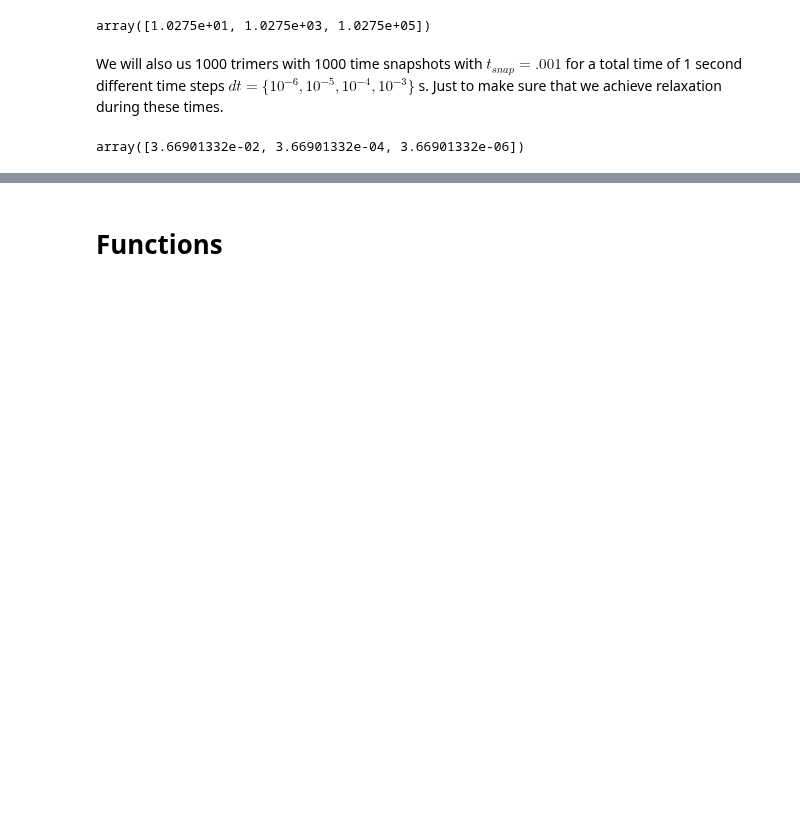
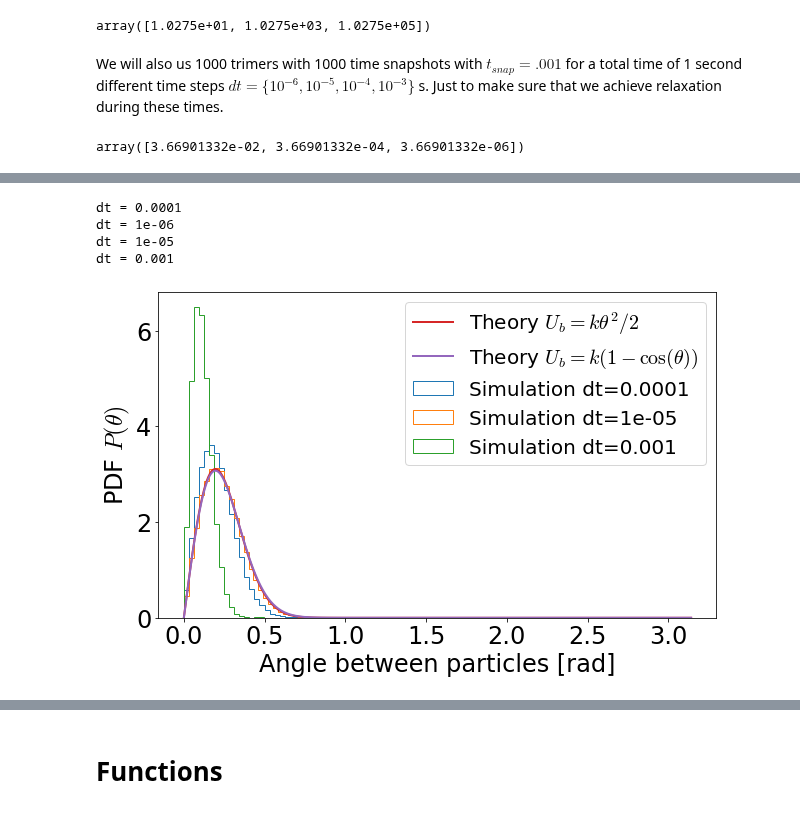
Before and after one commit to palladio11/aLENS_analysis, a Jupyter notebook: notebooks/semiflex_testing/bilateral_testing_analysis.ipynb, the cells around one changed output, grey strips where cells are left out. Saved outputs shown, nothing was run; the diff lists cells and outputs as text; code cells hidden in the pictures; blank space fills up the shorter version.

Commit message:
Added scan of trimer analysis

```diff
--- a/notebooks/semiflex_testing/bilateral_testing_analysis.ipynb
+++ b/notebooks/semiflex_testing/bilateral_testing_analysis.ipynb
@@ -356,3 +354,7 @@ tau = gamma/kappa_ext
 tau
 # %% [output]
 array([3.66901332e-02, 3.66901332e-04, 3.66901332e-06])
+# %%
+test_dir = Path.home() / "projects/DATA/Testing/SemiFlexTrimer"
+h5_list = list(test_dir.glob('simulations/*/analysis/raw*.h5'))
+print(h5_list)
@@ -358,0 +412,46 @@ array([3.66901332e-02, 3.66901332e-04, 3.66901332e-06])
+# %%
+h5_file_dt_arr= data_dict[1027.5][0.106606097]
+_ = plt.figure(figsize=(10,6))
+for k, v in h5_file_dt_arr.items():
+    with h5py.File(v, 'r') as h5_data:
+        run_params = yaml.safe_load(h5_data.attrs['RunConfig'])
+        kappa_bend = run_params['tribendLinkKappa']
+        kappa_extend = run_params['extendLinkKappa']
+        dt = run_params['dt']
+        print(f'dt = {dt}')
+        time_arr = h5_data['time'][:]
+        # Load in sylinder data
+        try:
+            sy_dat = h5_data['raw_data/sylinders'][...]
+        except:
+            continue
+        com_arr = .5 * (sy_dat[:, 2:5, :] + sy_dat[:, 5:8, :])
+        angle_arr = []
+        for i in range(0, com_arr.shape[0], 3):
+            distij_arr = np.linalg.norm(com_arr[i+1,:,:] - com_arr[i, :, :], axis=0)
+            distjk_arr = np.linalg.norm(com_arr[i+2,:,:] - com_arr[i+1, :, :], axis=0)
+            dirij_arr = (com_arr[i+1,:,:] - com_arr[i, :, :]) / distij_arr
+            dirjk_arr = (com_arr[i+2,:,:] - com_arr[i+1, :, :]) / distjk_arr
+            dot_arr = np.einsum('ij,ij->j', dirij_arr, dirjk_arr)
+            angle_arr += (np.arccos(dot_arr).tolist())
+        # distij_arr = np.linalg.norm(com_arr[1,:,:] - com_arr[0, :, :], axis=0)
+        # distjk_arr = np.linalg.norm(com_arr[2,:,:] - com_arr[1, :, :], axis=0)
+        # dirij_arr = (com_arr[1,:,:] - com_arr[0, :, :]) / distij_arr
+        # dirjk_arr = (com_arr[2,:,:] - com_arr[1, :, :]) / distjk_arr
+        # dot_arr += np.einsum('ij,ij->j', dirij_arr, dirjk_arr)
+        # angle_arr = np.arccos(dot_arr).tolist()
+        _ = plt.hist(angle_arr, bins=100, density=True, label=f'Simulation dt={dt}', histtype='step')
+
+_ = plt.plot(theta_arr, get_theta_potential_theory(theta_arr, kappa_bend), label='Theory $U_b = k\\theta^2/2$')
+_ = plt.plot(theta_arr, get_cosine_potential_theory(theta_arr, kappa_bend), label='Theory $U_b = k(1-\cos(\\theta))$')
+# _ = plt.xlim(0, 1)
+_ = plt.legend()
+_ = plt.xlabel('Angle between particles [rad]')
+_ = plt.ylabel('PDF $P(\\theta)$')
+        # print(dist_arr.mean())
+# %% [output]
+dt = 0.0001
+dt = 1e-06
+dt = 1e-05
+dt = 0.001
+[figure, added]
```
Also changed, not shown: parts of 9 cells of this notebook.
